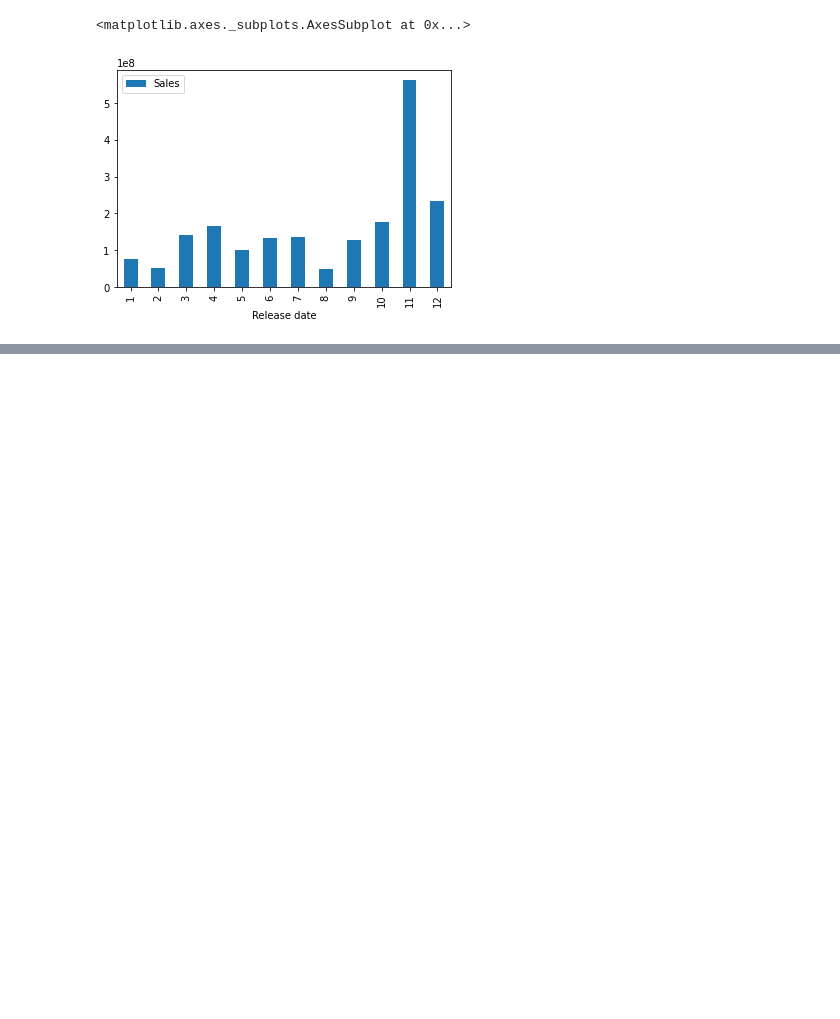
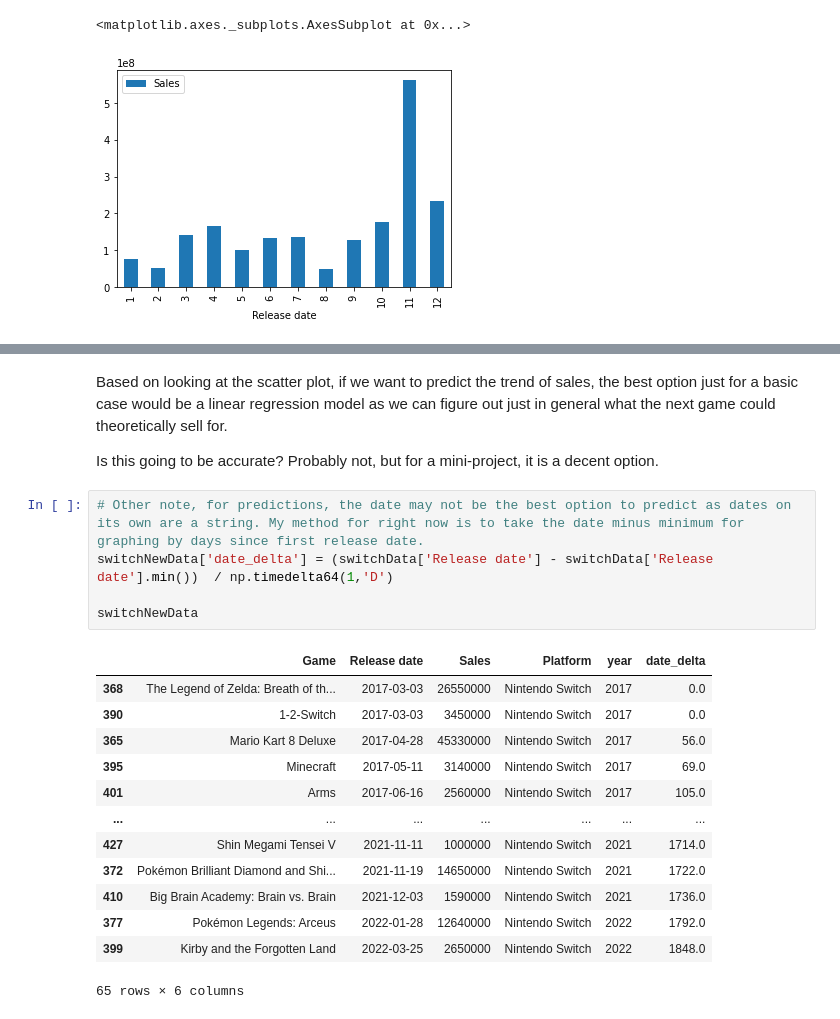
Before and after one commit to eher78/beginningDataAnalysis, a Jupyter notebook: gamesAnalysis.ipynb, the cells around one changed output, grey strips where cells are left out. Cells and saved outputs as stored; diff of their text form; blank space fills up the shorter version.

```diff
--- a/gamesAnalysis.ipynb
+++ b/gamesAnalysis.ipynb
@@ -305,0 +339,23 @@ newMonthSales.plot.bar('Release date', 'Sales')
+# %% [markdown]
+Based on looking at the scatter plot, if we want to predict the trend of sales, the best option just for a basic case would be a linear regression model as we can figure out just in general what the next game could theoretically sell for.
+
+Is this going to be accurate? Probably not, but for a mini-project, it is a decent option.
+# %%
+# Other note, for predictions, the date may not be the best option to predict as dates on its own are a string. My method for right now is to take the date minus minimum for graphing by days since first release date.
+switchNewData['date_delta'] = (switchData['Release date'] - switchData['Release date'].min())  / np.timedelta64(1,'D')
+
+switchNewData
+# %% [output]
+|  | Game | Release date | Sales | Platform | year | date_delta |
+| 368 | The Legend of Zelda: Breath of th... | 2017-03-03 | 26550000 | Nintendo Switch | 2017 | 0.0 |
+| 390 | 1-2-Switch | 2017-03-03 | 3450000 | Nintendo Switch | 2017 | 0.0 |
+| 365 | Mario Kart 8 Deluxe | 2017-04-28 | 45330000 | Nintendo Switch | 2017 | 56.0 |
+| 395 | Minecraft | 2017-05-11 | 3140000 | Nintendo Switch | 2017 | 69.0 |
+| 401 | Arms | 2017-06-16 | 2560000 | Nintendo Switch | 2017 | 105.0 |
+| ... | ... | ... | ... | ... | ... | ... |
+| 427 | Shin Megami Tensei V | 2021-11-11 | 1000000 | Nintendo Switch | 2021 | 1714.0 |
+| 372 | Pokémon Brilliant Diamond and Shi... | 2021-11-19 | 14650000 | Nintendo Switch | 2021 | 1722.0 |
+| 410 | Big Brain Academy: Brain vs. Brain | 2021-12-03 | 1590000 | Nintendo Switch | 2021 | 1736.0 |
+| 377 | Pokémon Legends: Arceus | 2022-01-28 | 12640000 | Nintendo Switch | 2022 | 1792.0 |
+| 399 | Kirby and the Forgotten Land | 2022-03-25 | 2650000 | Nintendo Switch | 2022 | 1848.0 |
+65 rows × 6 columns
```
Also changed, not shown: parts of 5 cells of this notebook.
